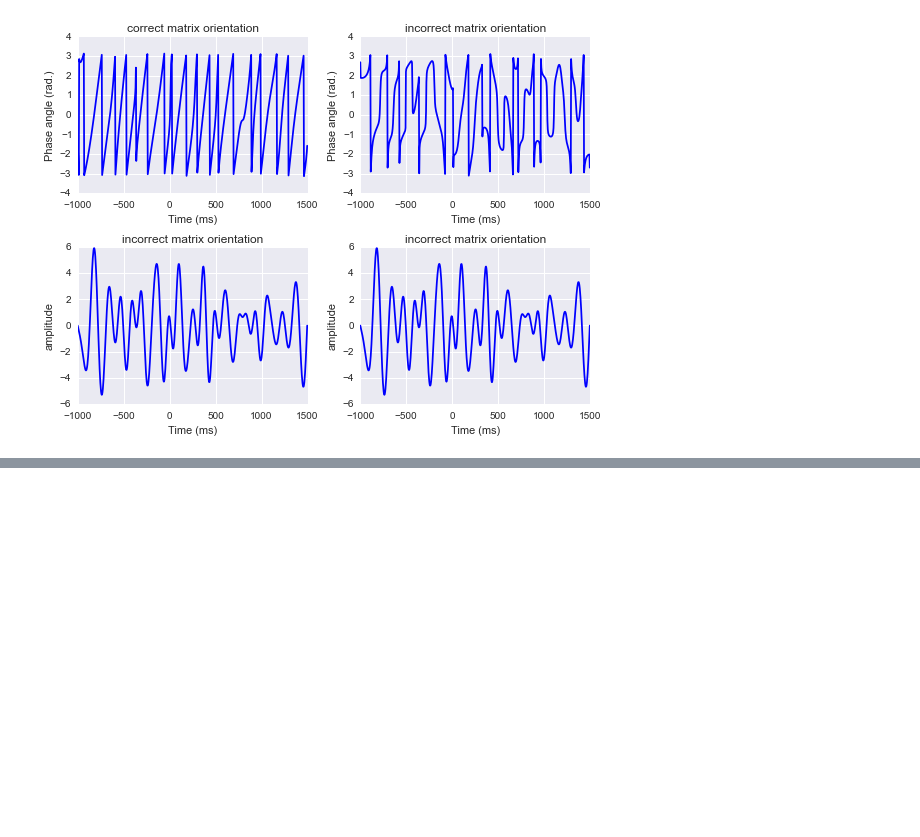
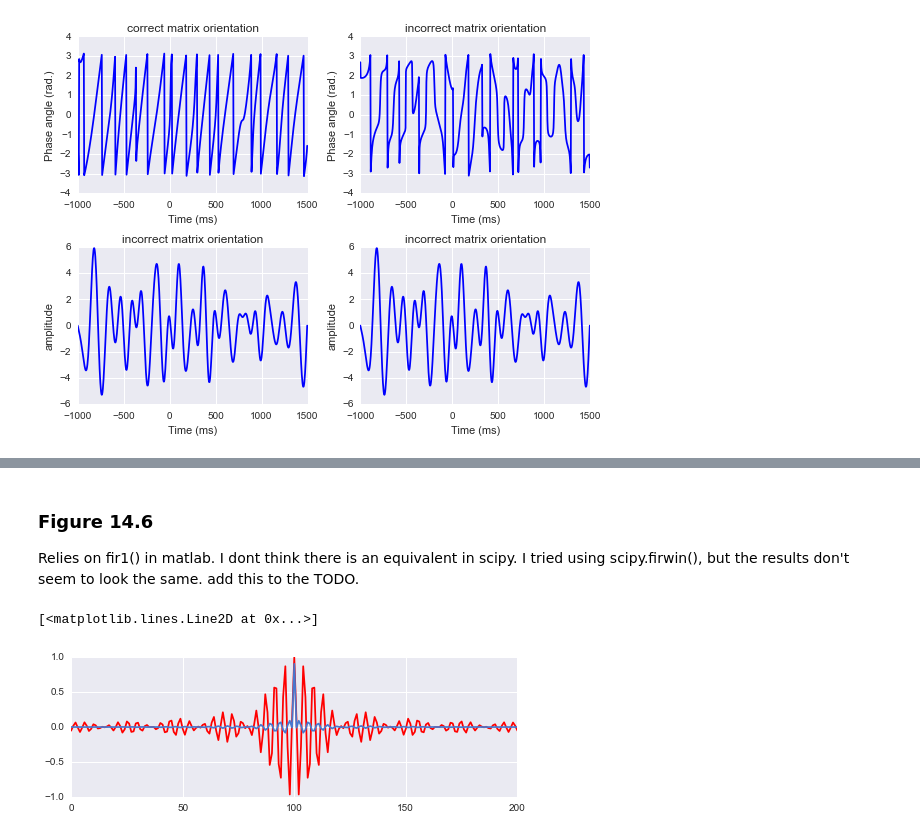
Before and after one commit to lyndond/Analyzing_Neural_Time_Series, a Jupyter notebook: chapter14.ipynb, the cells around one changed output, grey strips where cells are left out. Saved outputs shown, nothing was run; the diff lists cells and outputs as text; code cells hidden in the pictures; blank space fills up the shorter version.

```diff
--- a/chapter14.ipynb
+++ b/chapter14.ipynb
@@ -236,0 +325,22 @@ plt.tight_layout()
+# %% [markdown]
+### Figure 14.6
+
+Relies on fir1() in matlab. I dont think there is an equivalent in scipy. I tried using scipy.firwin(), but the results don't seem to look the same. add this to the TODO.
+# %%
+plt.subplot(211)
+
+
+freqL = center_freq-filter_frequency_spread
+freqU = center_freq+filter_frequency_spread
+
+ffrequencies   =np.array( [ 0 ,freqL, freqL ,freqU, freqU ,nyquist ])/nyquist #transition zone of 0
+filterweights  = firls(200,ffrequencies,idealresponse);
+filterweights1 =  sig.firwin(201,np.array([freqL, freqU])/nyquist);
+
+
+#plot wavelet and filter kernel
+plt.plot(filterweights/np.max(filterweights),'r')
+plt.plot(filterweights1)
+# %% [output]
+[<matplotlib.lines.Line2D at 0x...>]
+[figure, added]
```
Also changed, not shown: parts of 25 cells of this notebook, 1 other file.
